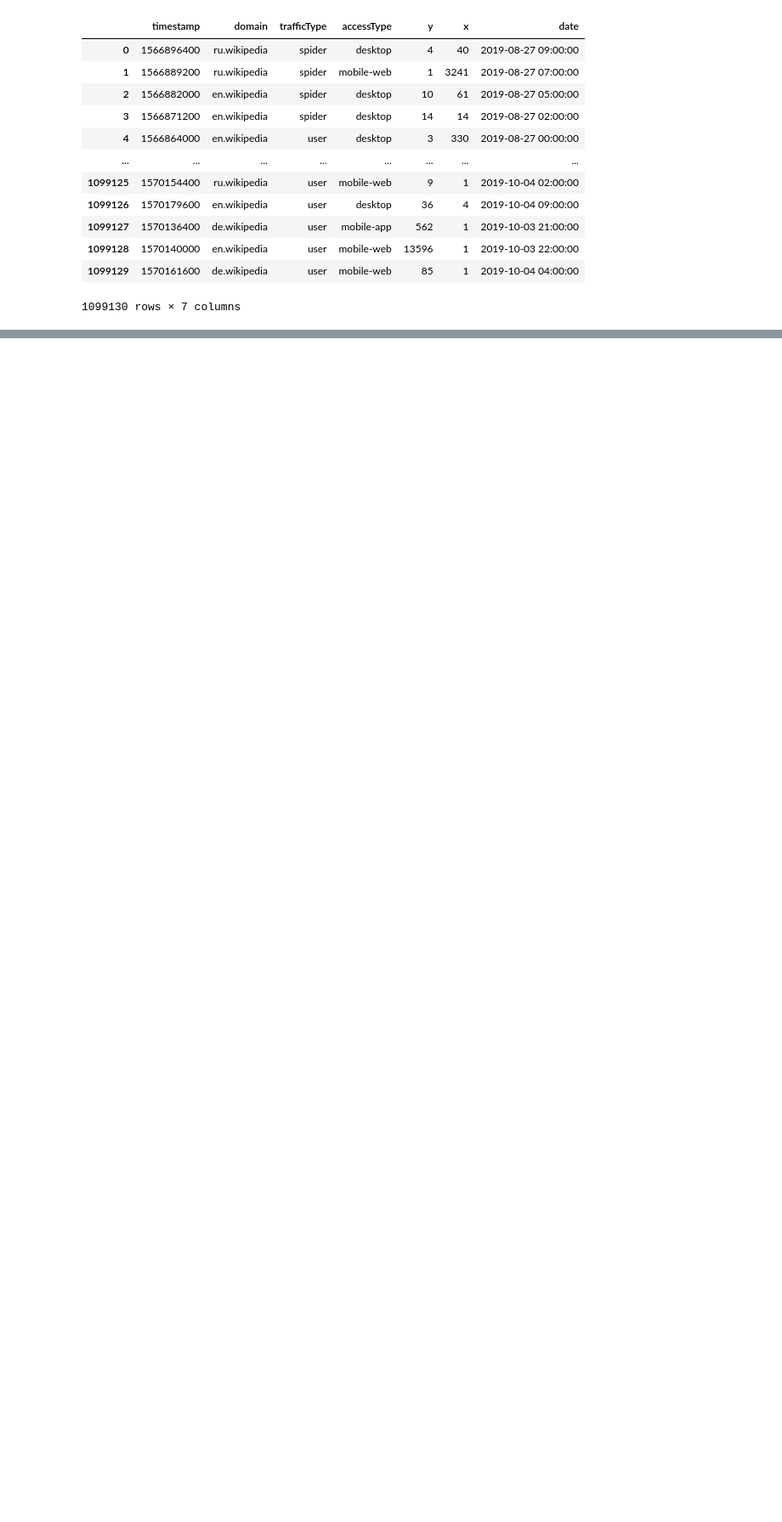
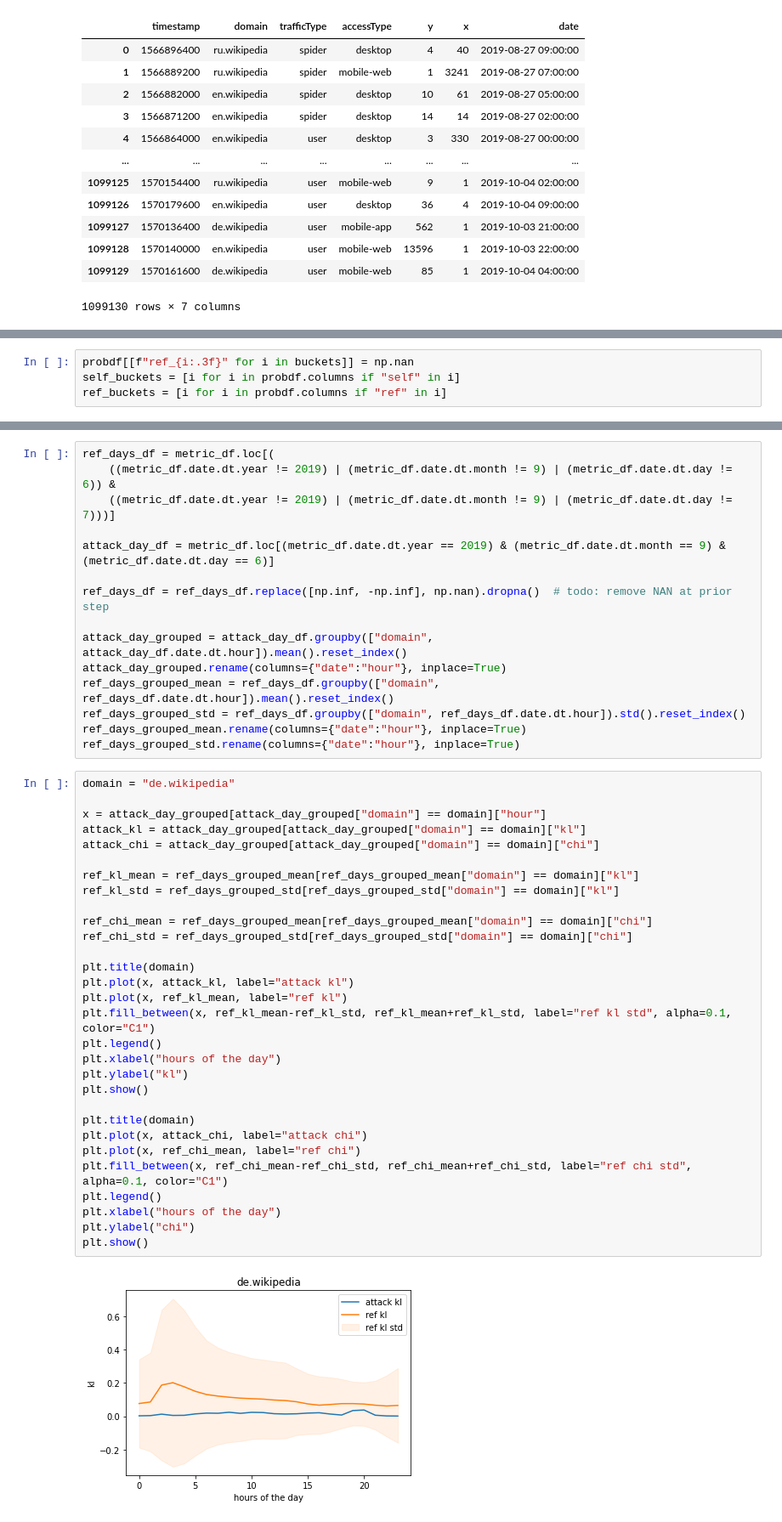
Before and after one commit to charelF/LSDEW4, a Jupyter notebook: exploration/charel/bucket_maker.ipynb, the cells around one changed output, grey strips where cells are left out. Shown at 85% size. Drawn from its saved outputs; the diff is of its cells as text; blank space fills up the shorter version.

```diff
--- a/exploration/charel/bucket_maker.ipynb
+++ b/exploration/charel/bucket_maker.ipynb
@@ -124,0 +186,4 @@ grouped_df
+# %%
+probdf[[f"ref_{i:.3f}" for i in buckets]] = np.nan
+self_buckets = [i for i in probdf.columns if "self" in i]
+ref_buckets = [i for i in probdf.columns if "ref" in i]
@@ -124,0 +245,47 @@ grouped_df
+# %%
+ref_days_df = metric_df.loc[(
+    ((metric_df.date.dt.year != 2019) | (metric_df.date.dt.month != 9) | (metric_df.date.dt.day != 6)) &
+    ((metric_df.date.dt.year != 2019) | (metric_df.date.dt.month != 9) | (metric_df.date.dt.day != 7)))]
+
+attack_day_df = metric_df.loc[(metric_df.date.dt.year == 2019) & (metric_df.date.dt.month == 9) & (metric_df.date.dt.day == 6)]
+
+ref_days_df = ref_days_df.replace([np.inf, -np.inf], np.nan).dropna()  # todo: remove NAN at prior step
+
+attack_day_grouped = attack_day_df.groupby(["domain", attack_day_df.date.dt.hour]).mean().reset_index()
+attack_day_grouped.rename(columns={"date":"hour"}, inplace=True)
+ref_days_grouped_mean = ref_days_df.groupby(["domain", ref_days_df.date.dt.hour]).mean().reset_index()
+ref_days_grouped_std = ref_days_df.groupby(["domain", ref_days_df.date.dt.hour]).std().reset_index()
+ref_days_grouped_mean.rename(columns={"date":"hour"}, inplace=True)
+ref_days_grouped_std.rename(columns={"date":"hour"}, inplace=True)
+# %%
+domain = "de.wikipedia"
+
+x = attack_day_grouped[attack_day_grouped["domain"] == domain]["hour"]
+attack_kl = attack_day_grouped[attack_day_grouped["domain"] == domain]["kl"]
+attack_chi = attack_day_grouped[attack_day_grouped["domain"] == domain]["chi"]
+
+ref_kl_mean = ref_days_grouped_mean[ref_days_grouped_mean["domain"] == domain]["kl"]
+ref_kl_std = ref_days_grouped_std[ref_days_grouped_std["domain"] == domain]["kl"]
+
+ref_chi_mean = ref_days_grouped_mean[ref_days_grouped_mean["domain"] == domain]["chi"]
+ref_chi_std = ref_days_grouped_std[ref_days_grouped_std["domain"] == domain]["chi"]
+
+plt.title(domain)
+plt.plot(x, attack_kl, label="attack kl")
+plt.plot(x, ref_kl_mean, label="ref kl")
+plt.fill_between(x, ref_kl_mean-ref_kl_std, ref_kl_mean+ref_kl_std, label="ref kl std", alpha=0.1, color="C1")
+plt.legend()
+plt.xlabel("hours of the day")
+plt.ylabel("kl")
+plt.show()
+
+plt.title(domain)
+plt.plot(x, attack_chi, label="attack chi")
+plt.plot(x, ref_chi_mean, label="ref chi")
+plt.fill_between(x, ref_chi_mean-ref_chi_std, ref_chi_mean+ref_chi_std, label="ref chi std", alpha=0.1, color="C1")
+plt.legend()
+plt.xlabel("hours of the day")
+plt.ylabel("chi")
+plt.show()
+# %% [output]
+[figure, added]
```
Also changed, not shown: parts of 16 cells of this notebook, 2 other files.
